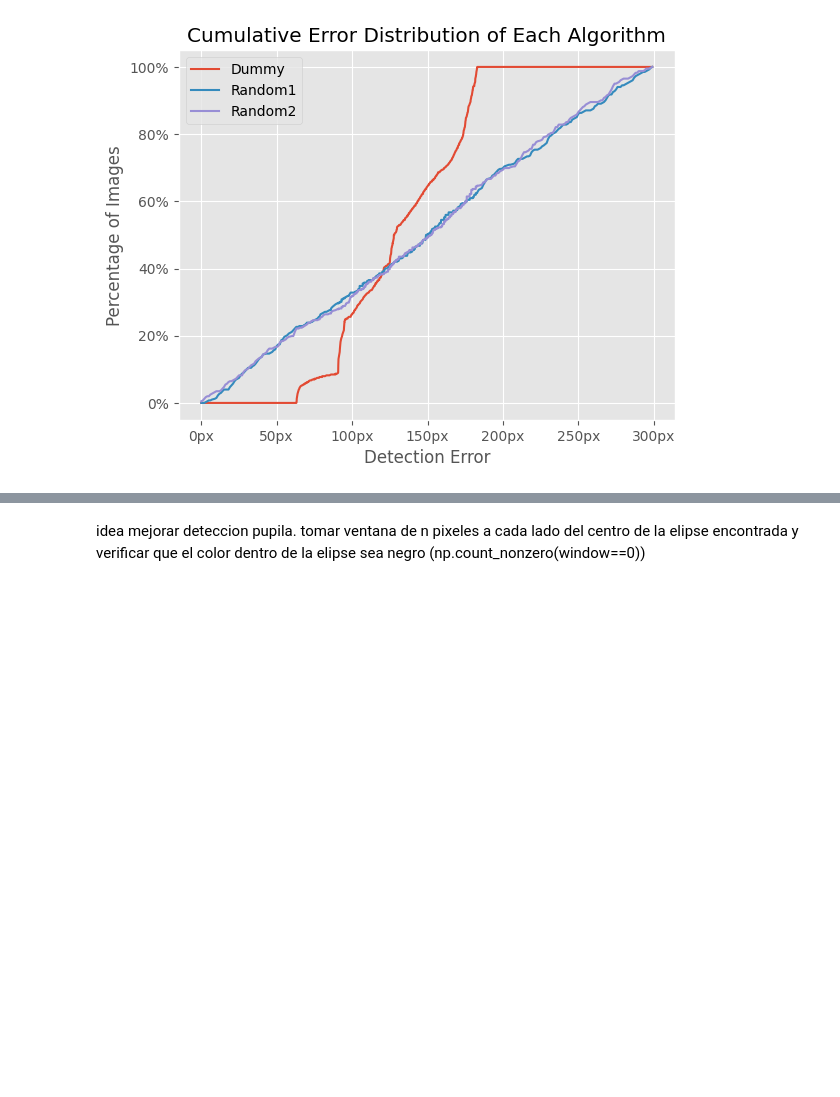
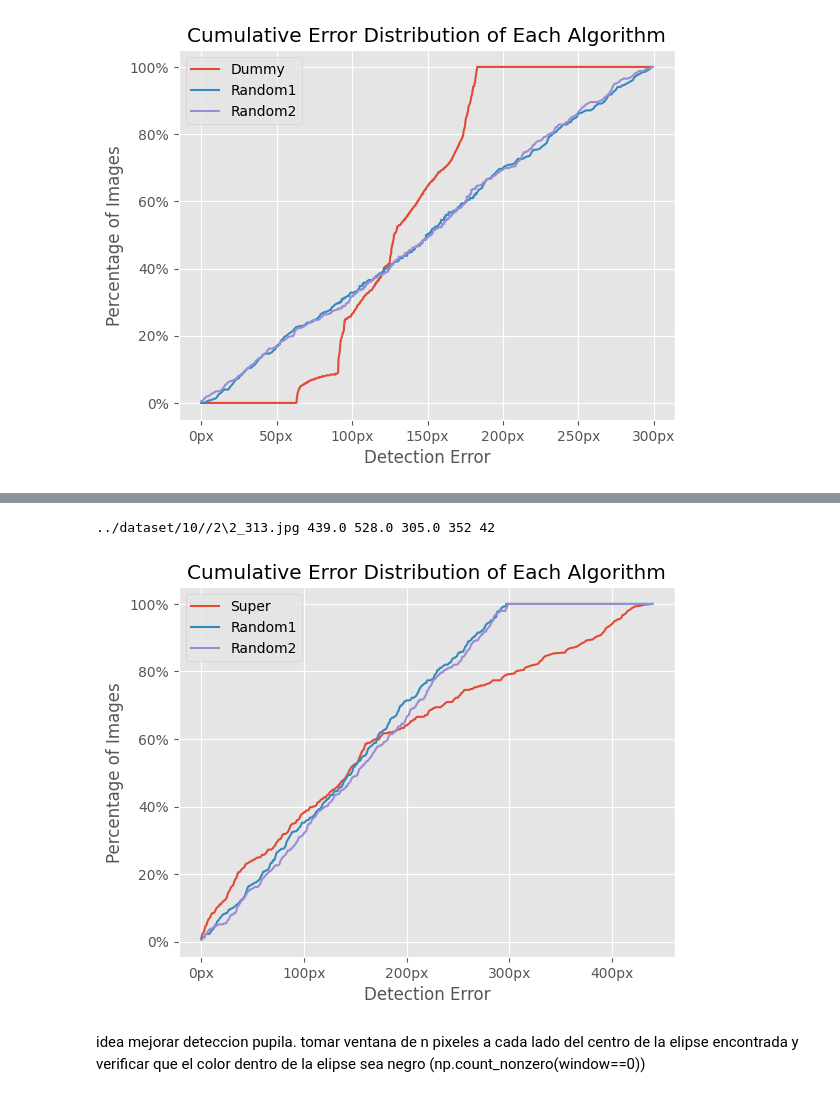
Before and after one commit to mathiramilo/pupil-detection, a Jupyter notebook: src/exploratory.ipynb, the cells around one changed output, grey strips where cells are left out. Drawn from its saved outputs; the diff is of its cells as text; code cells hidden in the pictures; blank space fills up the shorter version.

```diff
--- a/src/exploratory.ipynb
+++ b/src/exploratory.ipynb
@@ -167,3 +194,44 @@ nan
+# %%
+print(worst_img, err_max, x_max, y_max, cx_max, cy_max)
+# %% [output]
+../dataset/10//2\2_313.jpg 439.0 528.0 305.0 352 42
+# %%
+import glob
+
+subfolder="2"
+img_paths = glob.glob(f"{DATASET_DIR}/{subfolder}/*.jpg")
+
+annot_path = f"{DATASET_DIR}/{subfolder}/{subfolder}.txt"
+ground_truth = pd.read_csv(annot_path, sep=" ", header=None)
+ground_truth.columns = ["x", "y"]
+
+err_max = 0
+results = []
+for index, path in enumerate(img_paths):
+    if index >= 400:
+        break
+    img = cv2.imread(path, 0)
+    _, center = pupil_localization(img)
+    if center is None:
+        continue
+    c_x, c_y = center
+    x, y = ground_truth.iloc[index*5].values
+    #c_y = img.shape[0] - c_y
+    error = np.sqrt((x - c_x + y - c_y)**2)
+    results.append(error)
+
+    if error > err_max:
+        worst_img = path
+        err_max = error
+        x_max, y_max = x, y
+        cx_max, cy_max = c_x, c_y
+
+rand_errs = np.random.randint(0, 300, size=len(results))
+rand_errs2 = np.random.randint(0, 300, size=len(results))
+plot_cumulative_error([results, rand_errs, rand_errs2],
+                      ["Super", "Random1", "Random2"])
+# %% [output]
+[figure, added]
 # %% [markdown]
 idea mejorar deteccion pupila.
 tomar ventana de n pixeles a cada lado del centro de la elipse encontrada y verificar que el color dentro de la elipse sea negro (np.count_nonzero(window==0))
```
Also changed, not shown: parts of 8 cells of this notebook.
